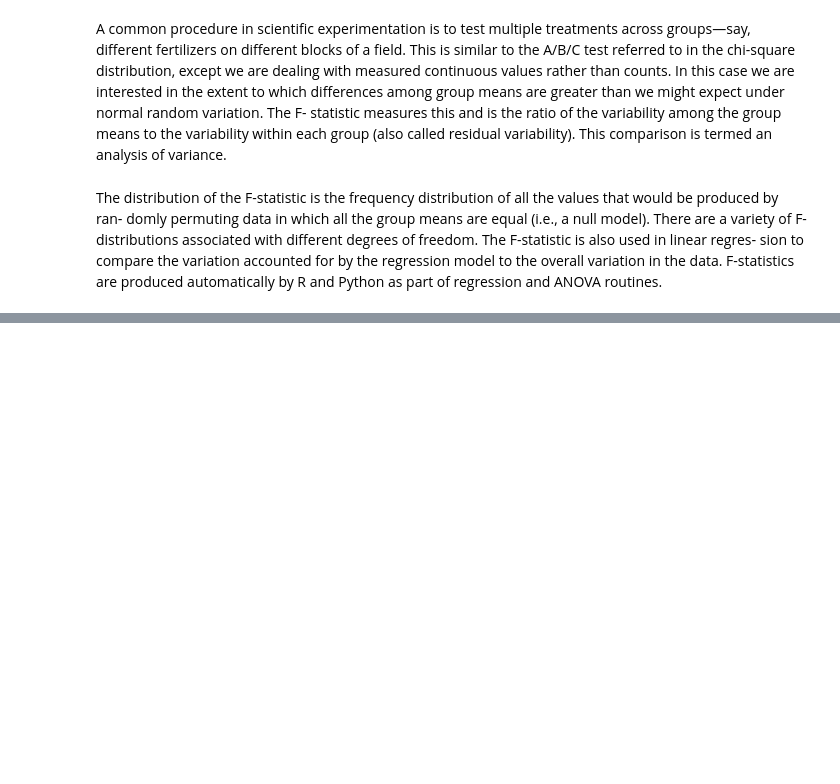
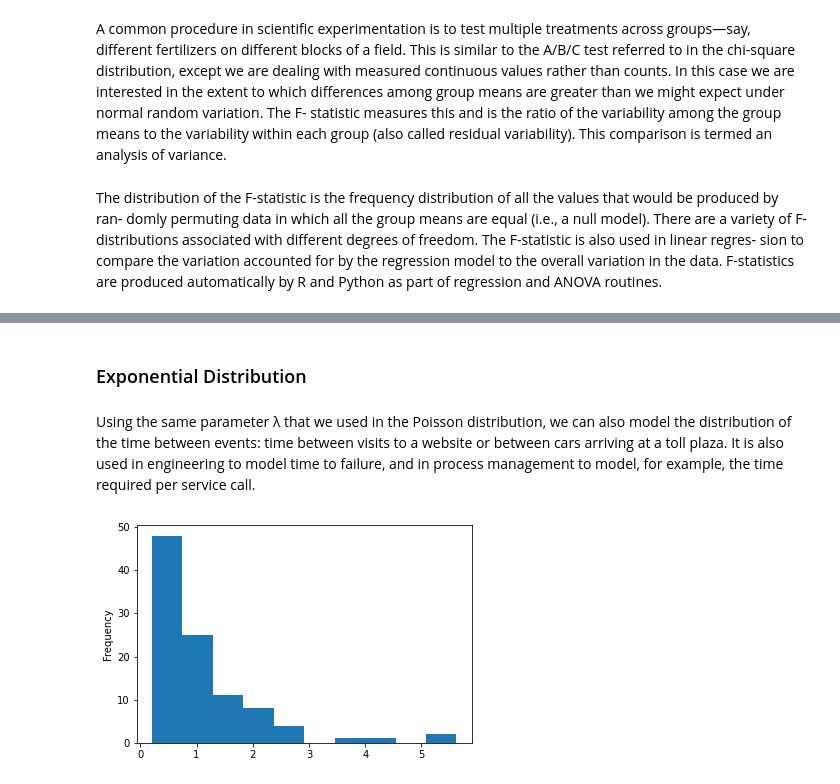
Before and after one commit to cmarsa/practicalstats4ds, a Jupyter notebook: py/02_data_sampling_dist.ipynb, the cells around one changed output, grey strips where cells are left out. Cells and saved outputs as stored; diff of their text form; code cells hidden in the pictures; blank space fills up the shorter version.

```diff
--- a/py/02_data_sampling_dist.ipynb
+++ b/py/02_data_sampling_dist.ipynb
@@ -790,0 +828,14 @@ ured data.
+# %% [markdown]
+### Exponential Distribution
+# %% [markdown]
+Using the same parameter λ that we used in the Poisson distribution, we can also
+model the distribution of the time between events: time between visits to a website or
+between cars arriving at a toll plaza. It is also used in engineering to model time to
+failure, and in process management to model, for example, the time required per service call.
+# %%
+sample = stats.expon.rvs(0.2, size=100)
+
+pd.Series(sample).plot.hist()
+plt.show()
+# %% [output]
+[figure, added]
```
Also changed, not shown: parts of 14 cells of this notebook.
